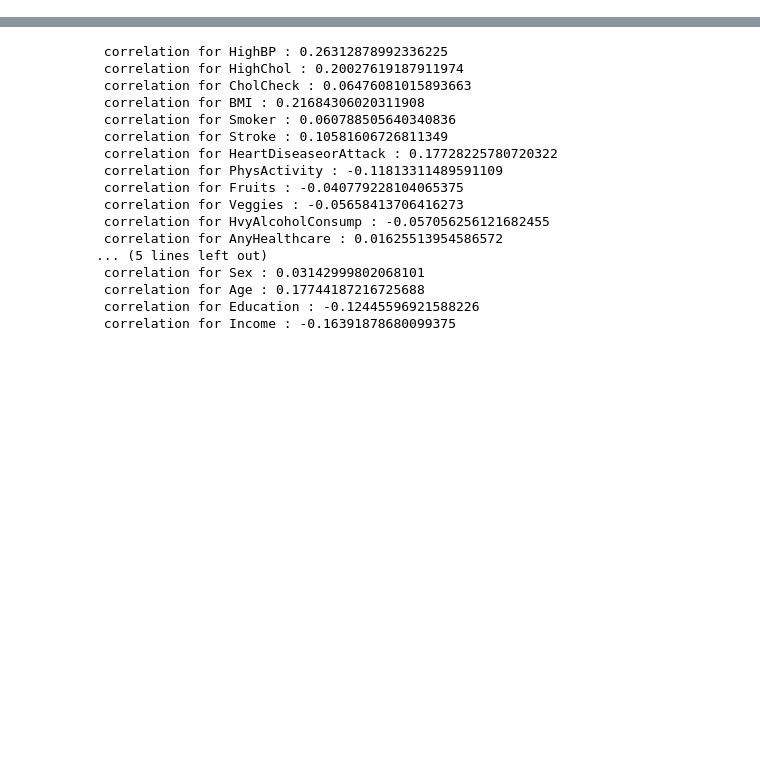
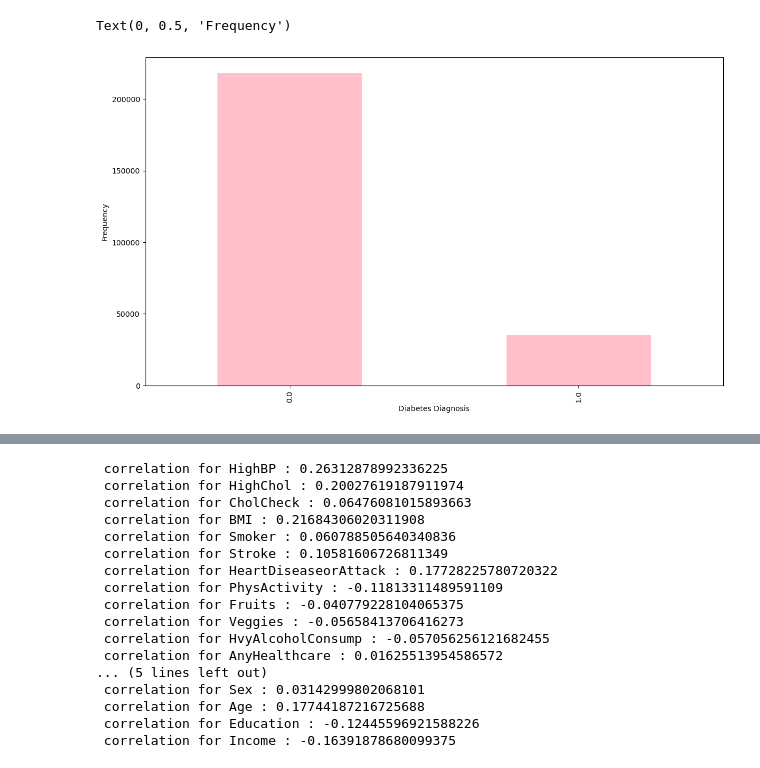
Before and after one commit to pixieghosh/diabetes_prediction, a Jupyter notebook: diabetes/ghosh_final_project.ipynb, the cells around one changed output, grey strips where cells are left out. Cells and saved outputs as stored; diff of their text form; code cells hidden in the pictures; blank space fills up the shorter version.

```diff
--- a/diabetes/ghosh_final_project.ipynb
+++ b/diabetes/ghosh_final_project.ipynb
@@ -25,0 +28,8 @@ correlation
+# %%
+ax = diabetes_bin['Diabetes_binary'].value_counts().plot(kind='bar',
+                                    figsize=(14,8), color = 'pink')
+ax.set_xlabel("Diabetes Diagnosis")
+ax.set_ylabel("Frequency")
+# %% [output]
+Text(0, 0.5, 'Frequency')
+[figure, added]
```
Also changed, not shown: parts of 38 cells of this notebook.
